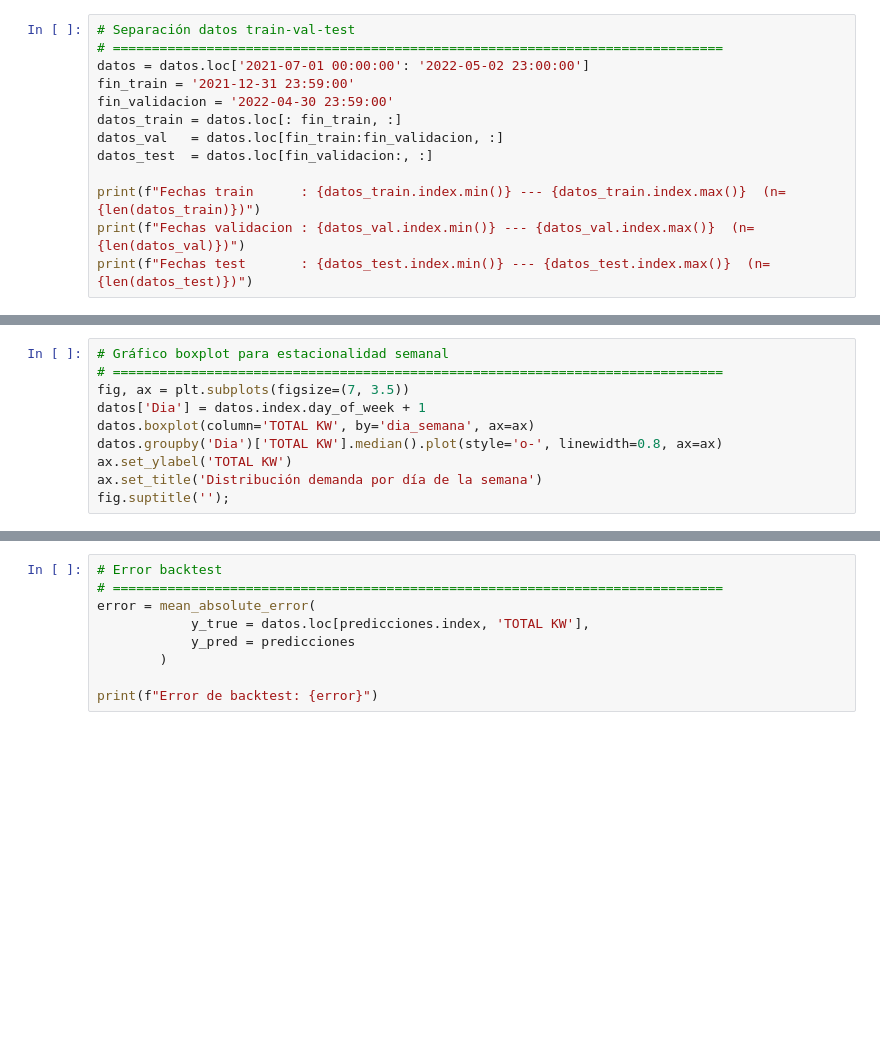
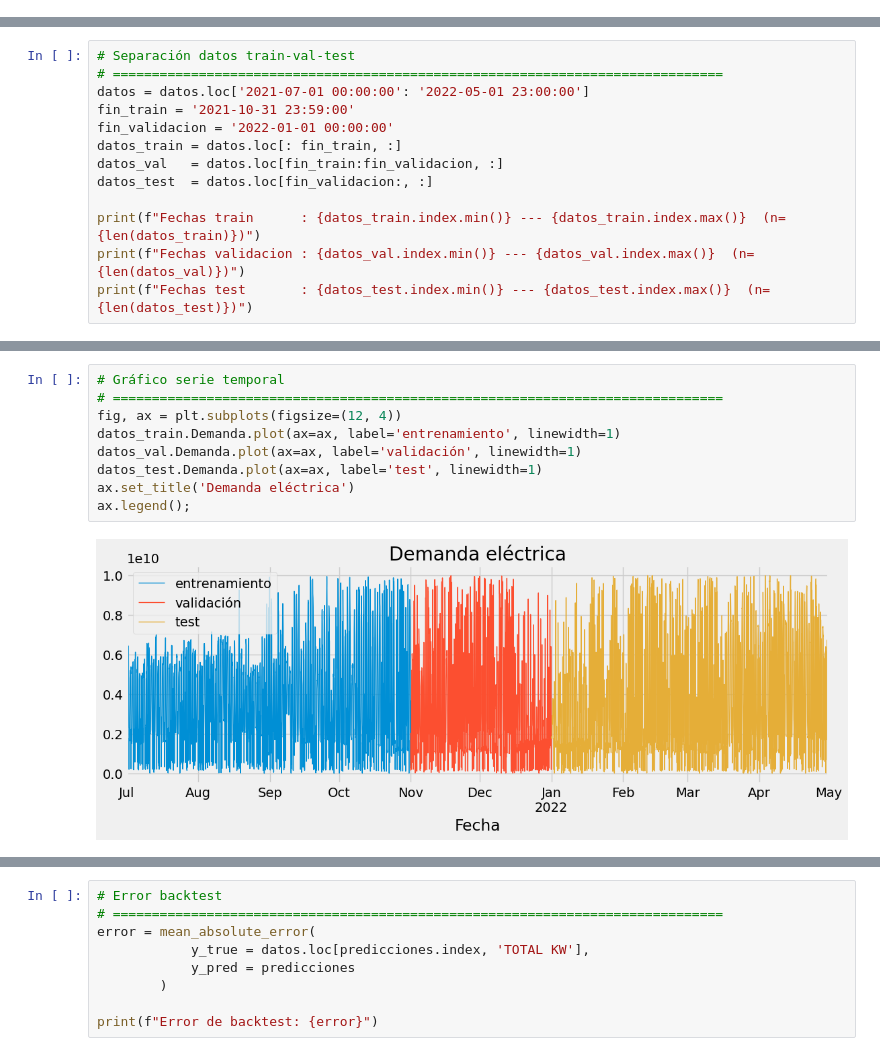
Before and after one commit to ISPCGrupo3/Redes-Neuronales, a Jupyter notebook: Predictor.ipynb, the cells around one changed output, grey strips where cells are left out. Drawn from its saved outputs; the diff is of its cells as text; blank space fills up the shorter version.

```diff
--- a/Predictor.ipynb
+++ b/Predictor.ipynb
@@ -76,13 +93,0 @@ datos = datos.sort_index()
-# %%
-# Separación datos train-val-test
-# ==============================================================================
-datos = datos.loc['2021-07-01 00:00:00': '2022-05-02 23:00:00']
-fin_train = '2021-12-31 23:59:00'
-fin_validacion = '2022-04-30 23:59:00'
-datos_train = datos.loc[: fin_train, :]
-datos_val   = datos.loc[fin_train:fin_validacion, :]
-datos_test  = datos.loc[fin_validacion:, :]
-
-print(f"Fechas train      : {datos_train.index.min()} --- {datos_train.index.max()}  (n={len(datos_train)})")
-print(f"Fechas validacion : {datos_val.index.min()} --- {datos_val.index.max()}  (n={len(datos_val)})")
-print(f"Fechas test       : {datos_test.index.min()} --- {datos_test.index.max()}  (n={len(datos_test)})")
@@ -130,10 +93,0 @@ fig.suptitle('');
-# %%
-# Gráfico boxplot para estacionalidad semanal
-# ==============================================================================
-fig, ax = plt.subplots(figsize=(7, 3.5))
-datos['Dia'] = datos.index.day_of_week + 1
-datos.boxplot(column='TOTAL KW', by='dia_semana', ax=ax)
-datos.groupby('Dia')['TOTAL KW'].median().plot(style='o-', linewidth=0.8, ax=ax)
-ax.set_ylabel('TOTAL KW')
-ax.set_title('Distribución demanda por día de la semana')
-fig.suptitle('');
@@ -472,0 +94,13 @@ ax.legend();
+# %%
+# Separación datos train-val-test
+# ==============================================================================
+datos = datos.loc['2021-07-01 00:00:00': '2022-05-01 23:00:00']
+fin_train = '2021-10-31 23:59:00'
+fin_validacion = '2022-01-01 00:00:00'
+datos_train = datos.loc[: fin_train, :]
+datos_val   = datos.loc[fin_train:fin_validacion, :]
+datos_test  = datos.loc[fin_validacion:, :]
+
+print(f"Fechas train      : {datos_train.index.min()} --- {datos_train.index.max()}  (n={len(datos_train)})")
+print(f"Fechas validacion : {datos_val.index.min()} --- {datos_val.index.max()}  (n={len(datos_val)})")
+print(f"Fechas test       : {datos_test.index.min()} --- {datos_test.index.max()}  (n={len(datos_test)})")
@@ -472,0 +111,11 @@ ax.legend();
+# %%
+# Gráfico serie temporal
+# ==============================================================================
+fig, ax = plt.subplots(figsize=(12, 4))
+datos_train.Demanda.plot(ax=ax, label='entrenamiento', linewidth=1)
+datos_val.Demanda.plot(ax=ax, label='validación', linewidth=1)
+datos_test.Demanda.plot(ax=ax, label='test', linewidth=1)
+ax.set_title('Demanda eléctrica')
+ax.legend();
+# %% [output]
+[figure, added]
```
Also changed, not shown: parts of 61 cells of this notebook, 1 other file.
